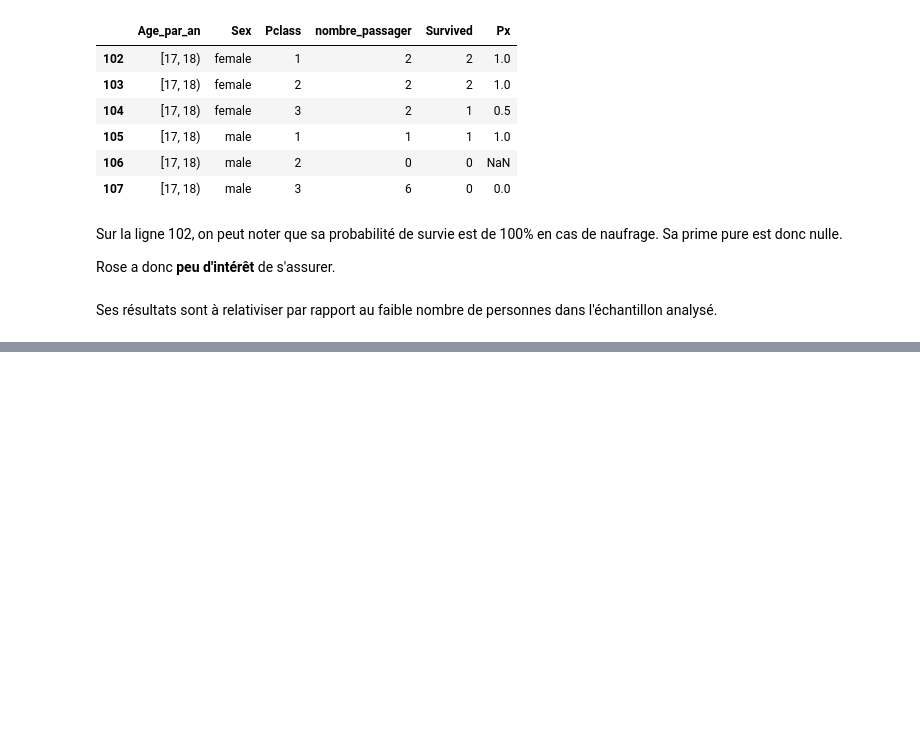
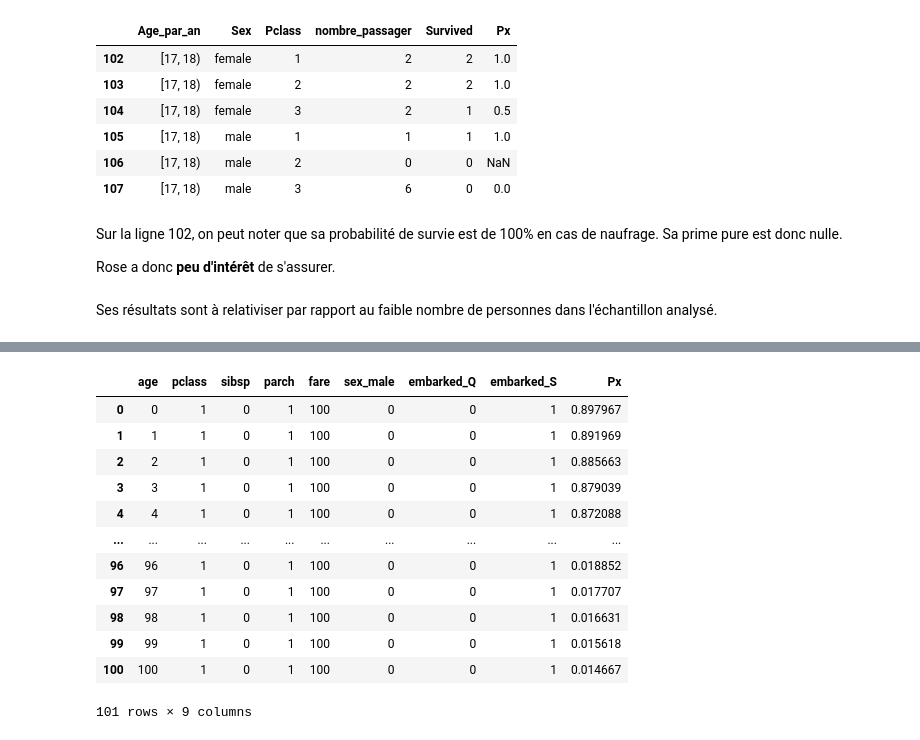
Before and after one commit to BenoitProst/act102_actuariat-vie, a Jupyter notebook: Table_mortalité_Titanic.ipynb, the cells around one changed output, grey strips where cells are left out. Drawn from its saved outputs; the diff is of its cells as text; code cells hidden in the pictures; blank space fills up the shorter version.

```diff
--- a/Table_mortalité_Titanic.ipynb
+++ b/Table_mortalité_Titanic.ipynb
@@ -72,0 +234,16 @@ Ses résultats sont à relativiser par rapport au faible nombre de personnes dan
+# %%
+df_Rose
+# %% [output]
+|  | age | pclass | sibsp | parch | fare | sex_male | embarked_Q | embarked_S | Px |
+| 0 | 0 | 1 | 0 | 1 | 100 | 0 | 0 | 1 | 0.897967 |
+| 1 | 1 | 1 | 0 | 1 | 100 | 0 | 0 | 1 | 0.891969 |
+| 2 | 2 | 1 | 0 | 1 | 100 | 0 | 0 | 1 | 0.885663 |
+| 3 | 3 | 1 | 0 | 1 | 100 | 0 | 0 | 1 | 0.879039 |
+| 4 | 4 | 1 | 0 | 1 | 100 | 0 | 0 | 1 | 0.872088 |
+| ... | ... | ... | ... | ... | ... | ... | ... | ... | ... |
+| 96 | 96 | 1 | 0 | 1 | 100 | 0 | 0 | 1 | 0.018852 |
+| 97 | 97 | 1 | 0 | 1 | 100 | 0 | 0 | 1 | 0.017707 |
+| 98 | 98 | 1 | 0 | 1 | 100 | 0 | 0 | 1 | 0.016631 |
+| 99 | 99 | 1 | 0 | 1 | 100 | 0 | 0 | 1 | 0.015618 |
+| 100 | 100 | 1 | 0 | 1 | 100 | 0 | 0 | 1 | 0.014667 |
+101 rows × 9 columns
```
Also changed, not shown: parts of 22 cells of this notebook.
